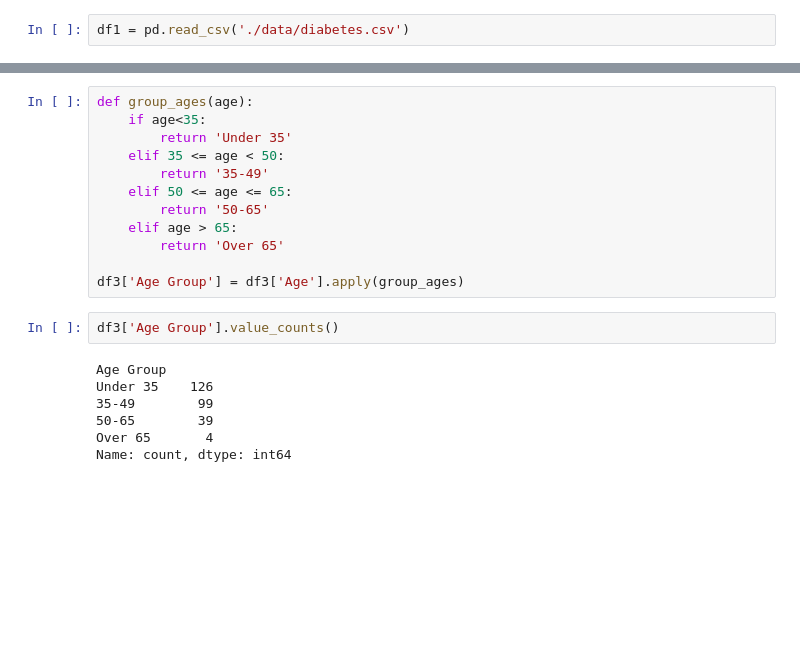
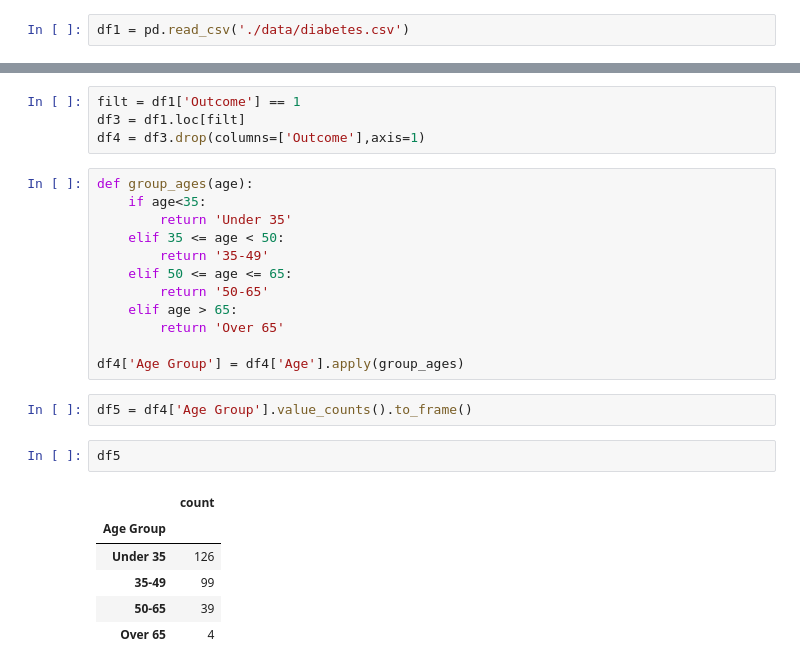
Before and after one commit to madhavchopra99/diabetic_prediction, a Jupyter notebook: Analysis on Data.ipynb, the cells around one changed output, grey strips where cells are left out. Cells and saved outputs as stored; diff of their text form; blank space fills up the shorter version.

```diff
--- a/Analysis on Data.ipynb
+++ b/Analysis on Data.ipynb
@@ -12,3 +19,7 @@ df3 = df2.drop(columns=['Outcome'],axis=1)
+# %%
+filt = df1['Outcome'] == 1
+df3 = df1.loc[filt]
+df4 = df3.drop(columns=['Outcome'],axis=1)
 # %%
 def group_ages(age):
     if age<35:
@@ -20,16 +31,18 @@ def group_ages(age):
     elif age > 65:
         return 'Over 65'
 
-df3['Age Group'] = df3['Age'].apply(group_ages)
+df4['Age Group'] = df4['Age'].apply(group_ages)
 # %%
-df3['Age Group'].value_counts()
+df5 = df4['Age Group'].value_counts().to_frame()
-# %% [output]
-Age Group
-Under 35    126
-35-49        99
-50-65        39
-Over 65       4
-Name: count, dtype: int64
+# %%
+df5
+# %% [output]
+|  | count |
+| Age Group |  |
+| Under 35 | 126 |
+| 35-49 | 99 |
+| 50-65 | 39 |
+| Over 65 | 4 |
 # %%
 # make figure and assign axis objects
 fig, (ax1, ax2) = plt.subplots(1, 2, figsize=(9, 5))
```
Also changed, not shown: parts of 3 cells of this notebook, 1 other file.
